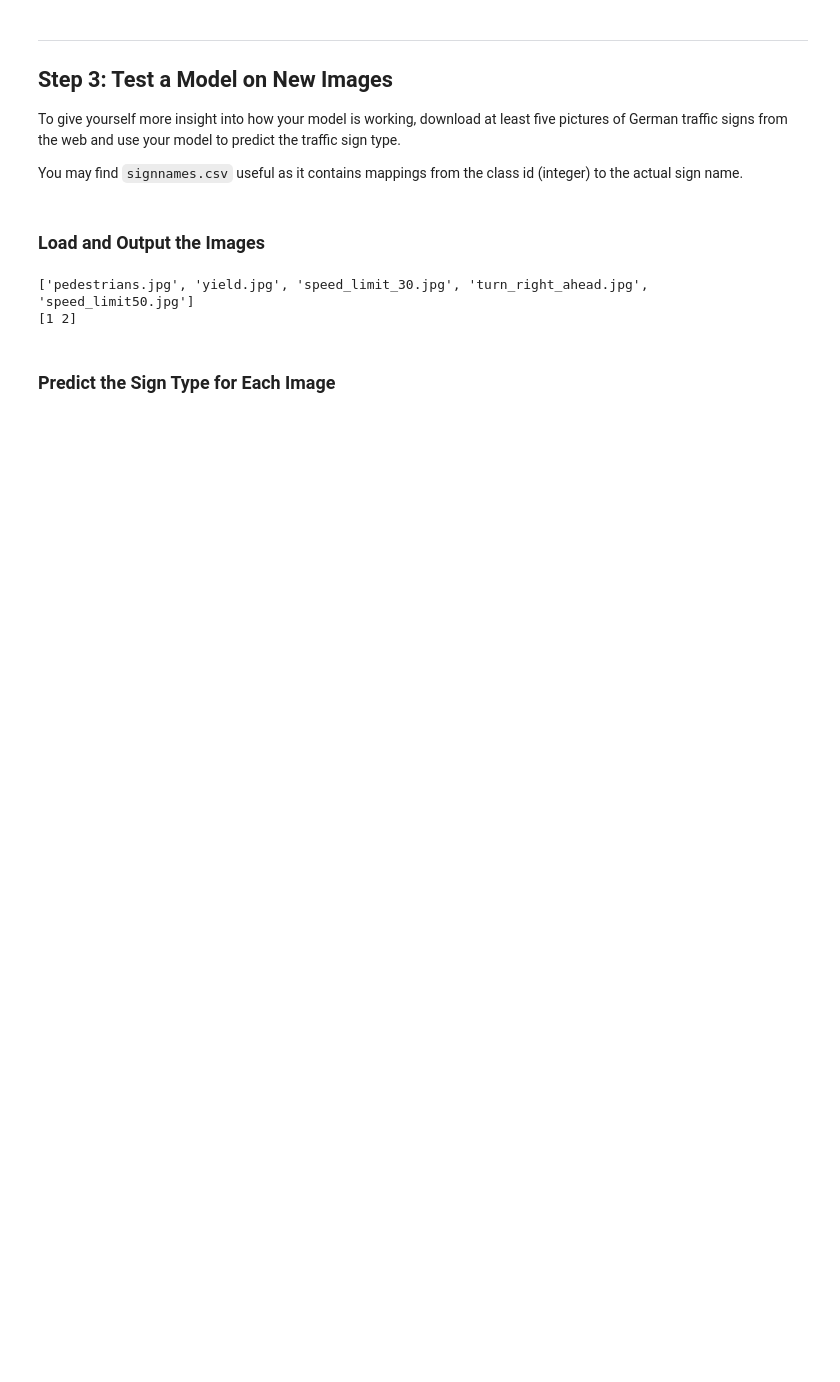
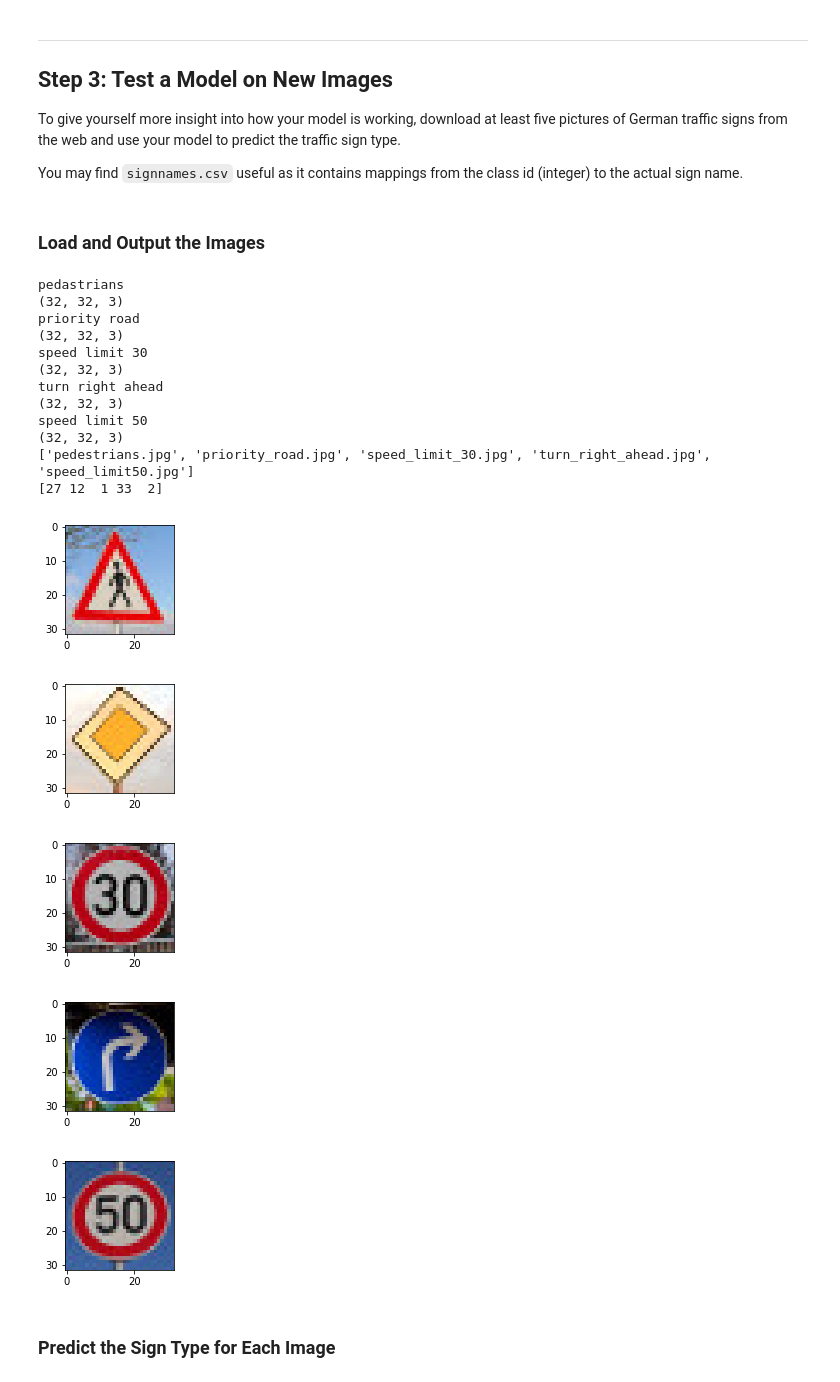
Before and after one commit to xingchih/CarND-Traffic-Sign-Classifier-Project, a Jupyter notebook: Traffic_Sign_Classifier.ipynb, the cells around one changed output. Drawn from its saved outputs; the diff is of its cells as text; code cells hidden in the pictures; blank space fills up the shorter version.

Commit message:
added analyses for internet images

```diff
--- a/Traffic_Sign_Classifier.ipynb
+++ b/Traffic_Sign_Classifier.ipynb
@@ -426,24 +441,52 @@ You may find `signnames.csv` useful as it contains mappings from the class id (i
 # %%
 ### Load the images and plot them here.
 ### Feel free to use as many code cells as needed.
 
 import os, fnmatch
 import numpy as np
+import matplotlib.image as mpimg
+import matplotlib.pyplot as plt
+%matplotlib inline
+
 f_list = fnmatch.filter(os.listdir('German_Traffic_Signs/'), '*.jpg')
 #f_list = fnmatch.filter(os.listdir('challenge_imges//'), '*.jpg')
-img_list = [];
-for f in f_list:
-    if 'p_' in f:
-        print(f)
-    else:
-        img_list.append(f)
+img_list = []
+X_new = []
+label_num = np.array([27, 12, 1, 33, 2])
+label_txt = ['pedastrians', 'priority road', 'speed limit 30', 'turn right ahead', 'speed limit 50']
+for f in range(len(f_list)):
+    img_list.append(f_list[f])
+    img = mpimg.imread(os.path.join("German_Traffic_Signs/", f_list[f]))
+    plt.figure(figsize=(2,2))
+    plt.imshow(img)
+    print(label_txt[f])
+    print(img.shape)
+    ### preprocess
+    img_processed = pre_process_data(img)
+    X_new.append(img_processed)
+
+
+X_new = np.array(X_new)
 print(img_list)
-
-label = np.array([27,2])
-print(label)
+print(label_num)
 # %% [output]
-['pedestrians.jpg', 'yield.jpg', 'speed_limit_30.jpg', 'turn_right_ahead.jpg', 'speed_limit50.jpg']
-[1 2]
+pedastrians
+(32, 32, 3)
+priority road
+(32, 32, 3)
+speed limit 30
+(32, 32, 3)
+turn right ahead
+(32, 32, 3)
+speed limit 50
+(32, 32, 3)
+['pedestrians.jpg', 'priority_road.jpg', 'speed_limit_30.jpg', 'turn_right_ahead.jpg', 'speed_limit50.jpg']
+[27 12  1 33  2]
+[figure, added]
+[figure, added]
+[figure, added]
+[figure, added]
+[figure, added]
 # %% [markdown]
 ### Predict the Sign Type for Each Image
 # %%
```
Also changed, not shown: parts of 9 cells of this notebook, 1 other file.
